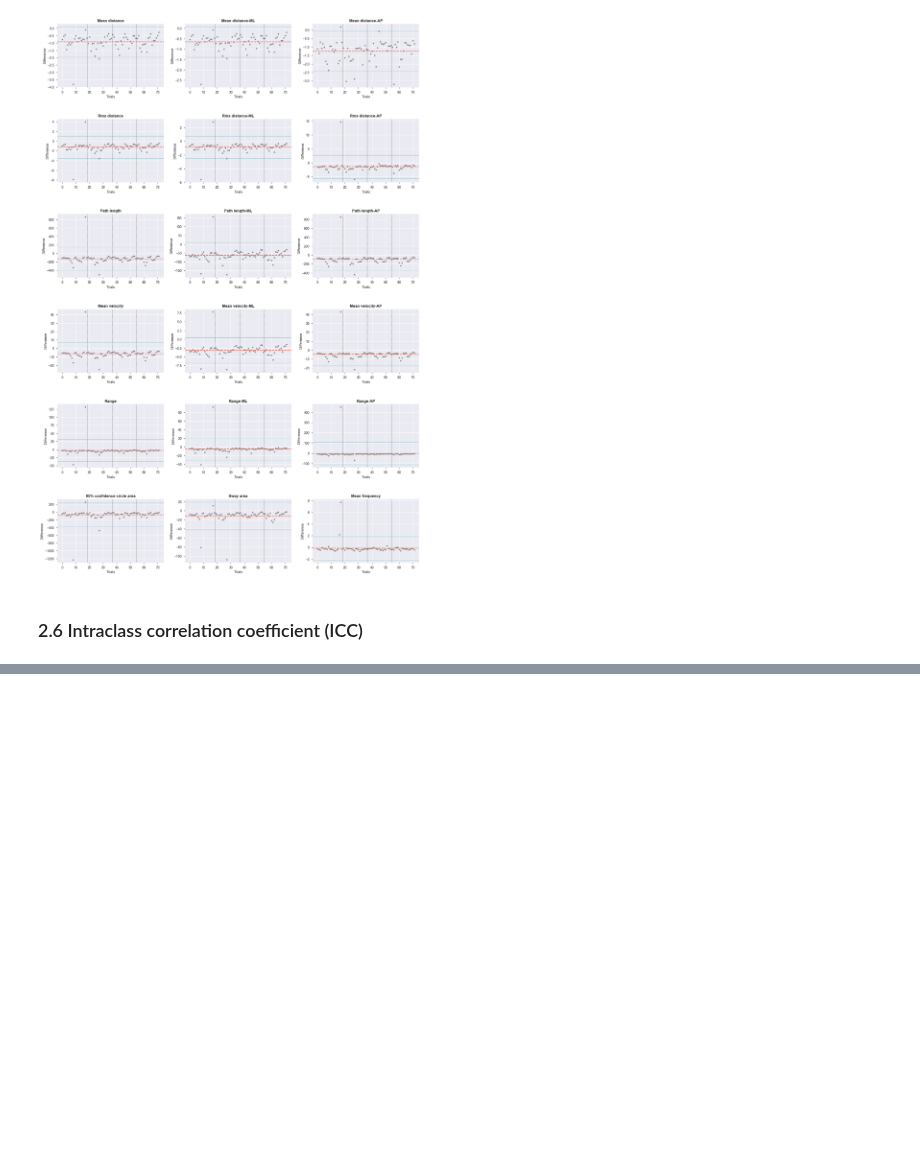
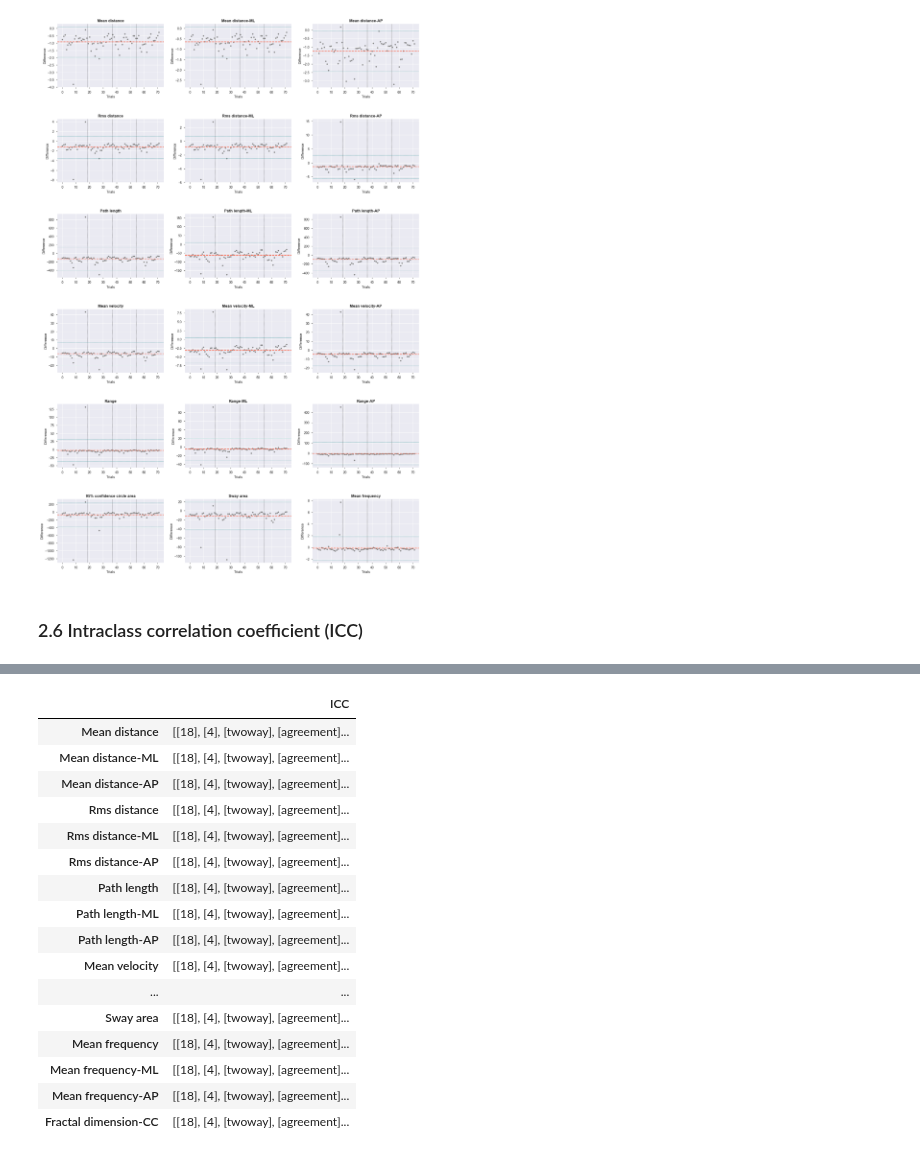
Before and after one commit to Antoninj/master_thesis, a Jupyter notebook: notebooks/feature_results_statistical_analysis.ipynb, the cells around one changed output, grey strips where cells are left out. Drawn from its saved outputs; the diff is of its cells as text; code cells hidden in the pictures; blank space fills up the shorter version.

```diff
--- a/notebooks/feature_results_statistical_analysis.ipynb
+++ b/notebooks/feature_results_statistical_analysis.ipynb
@@ -420,0 +437,40 @@ ICC_results_df
+# %%
+def compute_ICC_2(df1):
+    """
+    Compute the two-way mixed ICC.
+
+    References
+    ----------
+    .. [1] R library used for the ICC implementation: http://www.personality-project.org/r/html/ICC.html
+
+    Notes
+    -----
+    More info on what is the two-way mixed ICC: https://www.uvm.edu/~dhowell/methods8/Supplements/icc/More%20on%20ICCs.pdf
+    """
+
+    irr = importr("irr")
+
+    wbb_numbers = ["1", "2", "3", "4"]
+    dfs_1 = [df1.loc[(df1.index.get_level_values(3) == number)] for number in wbb_numbers]
+    result_dict = {}
+    # Loop over each feature
+    for column in df1.columns:
+        r_df = DataFrame({"WBB 1 feature": FloatVector(dfs_1[0][column]),
+                              "WBB 2 feature": FloatVector(dfs_1[1][column]),
+                              "WBB 3 feature": FloatVector(dfs_1[2][column]),
+                              "WBB 4 feature": FloatVector(dfs_1[3][column])})
+        # Compute the two way mixed ICC
+        icc_res = irr.icc(r_df,"twoway","agreement","average")
+        #iccs_r_df = icc_res[0]
+        iccs_df = pandas2ri.ri2py(icc_res)
+
+        print(iccs_df)
+        # Select the ICC that corresponds to the 2 way mixed model (see links above)
+        icc_result = iccs_df
+        # Store the results
+        result_dict[column] = {}
+        result_dict[column]["ICC"] = icc_result
+
+    return result_dict
+# %%
+ICC_results = compute_ICC_2(wbb_time)
@@ -420,0 +495,22 @@ ICC_results_df
+# %%
+ICC_results_df = pd.DataFrame.from_dict(ICC_results).transpose()
+# %%
+ICC_results_df
+# %% [output]
+|  | ICC |
+| Mean distance | [[18], [4], [twoway], [agreement]... |
+| Mean distance-ML | [[18], [4], [twoway], [agreement]... |
+| Mean distance-AP | [[18], [4], [twoway], [agreement]... |
+| Rms distance | [[18], [4], [twoway], [agreement]... |
+| Rms distance-ML | [[18], [4], [twoway], [agreement]... |
+| Rms distance-AP | [[18], [4], [twoway], [agreement]... |
+| Path length | [[18], [4], [twoway], [agreement]... |
+| Path length-ML | [[18], [4], [twoway], [agreement]... |
+| Path length-AP | [[18], [4], [twoway], [agreement]... |
+| Mean velocity | [[18], [4], [twoway], [agreement]... |
+| ... | ... |
+| Sway area | [[18], [4], [twoway], [agreement]... |
+| Mean frequency | [[18], [4], [twoway], [agreement]... |
+| Mean frequency-ML | [[18], [4], [twoway], [agreement]... |
+| Mean frequency-AP | [[18], [4], [twoway], [agreement]... |
+| Fractal dimension-CC | [[18], [4], [twoway], [agreement]... |
```
Also changed, not shown: parts of 5 cells of this notebook, 3 other files.
